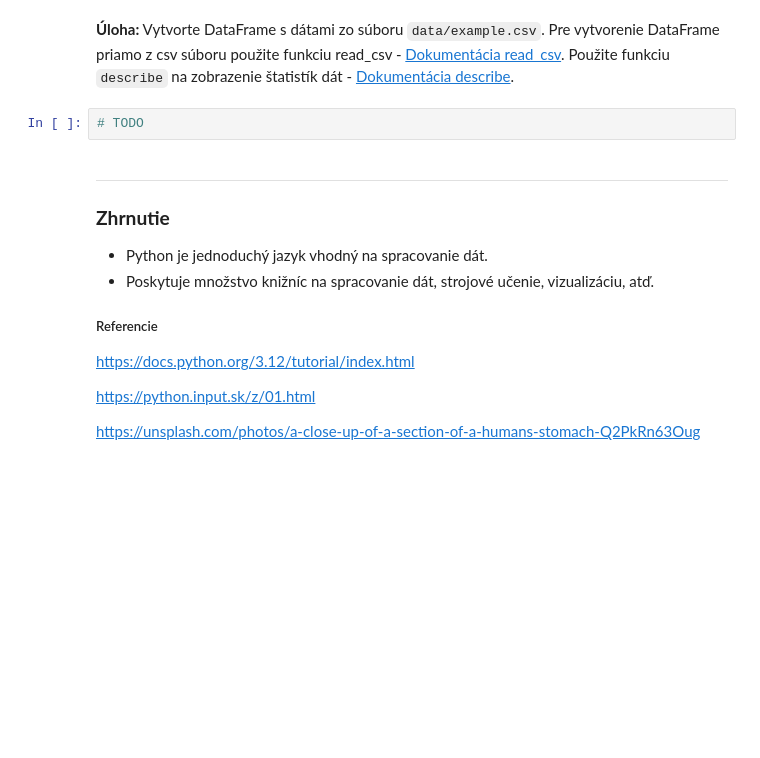
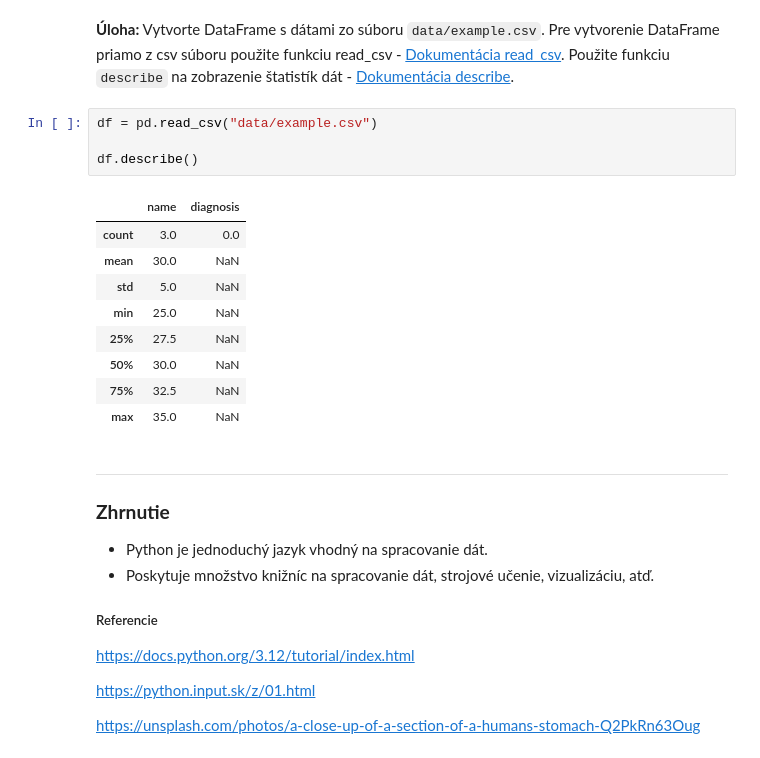
Before and after one commit to marcincakA/SSBU_25_Marcincak, a Jupyter notebook: cv2/CV2_1_Uvod_Python.ipynb, the cells around one changed output. Saved outputs shown, nothing was run; the diff lists cells and outputs as text; blank space fills up the shorter version.

```diff
--- a/cv2/CV2_1_Uvod_Python.ipynb
+++ b/cv2/CV2_1_Uvod_Python.ipynb
@@ -571,7 +571,19 @@ print(df)
 # %% [markdown]
 **Úloha:** Vytvorte DataFrame s dátami zo súboru `data/example.csv`. Pre vytvorenie DataFrame priamo z csv súboru použite funkciu read_csv - [Dokumentácia read_csv](https://pandas.pydata.org/docs/reference/api/pandas.read_csv.html). Použite funkciu `describe` na zobrazenie štatistík dát - [Dokumentácia describe](https://pandas.pydata.org/docs/reference/api/pandas.DataFrame.describe.html).
 # %%
-# TODO
+df = pd.read_csv("data/example.csv")
+
+df.describe()
+# %% [output]
+|  | name | diagnosis |
+| count | 3.0 | 0.0 |
+| mean | 30.0 | NaN |
+| std | 5.0 | NaN |
+| min | 25.0 | NaN |
+| 25% | 27.5 | NaN |
+| 50% | 30.0 | NaN |
+| 75% | 32.5 | NaN |
+| max | 35.0 | NaN |
 # %% [markdown]
 ---
 
```
Also changed, not shown: 3 other files.
